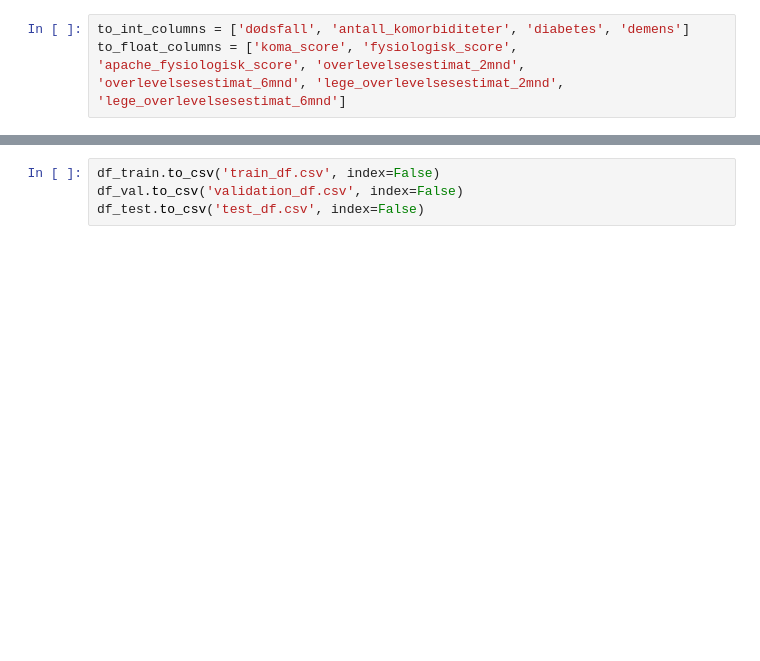
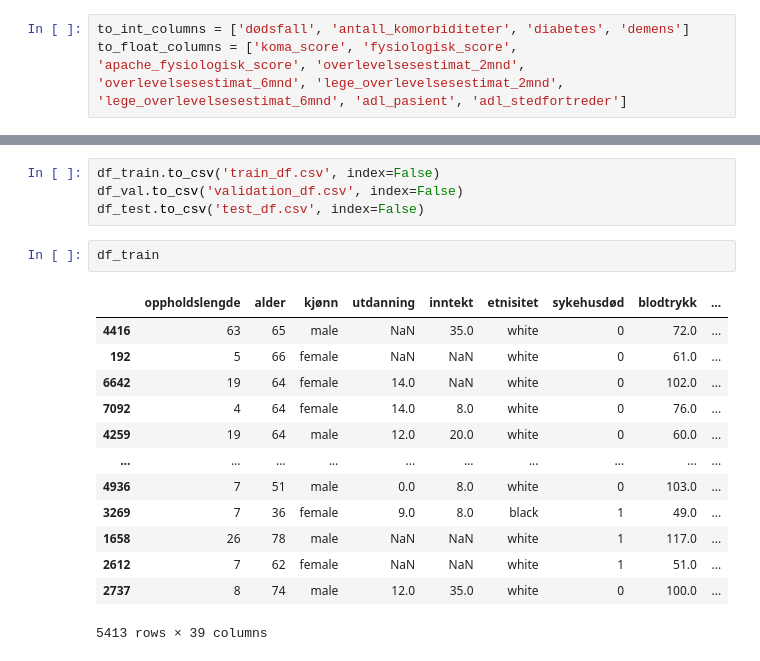
Before and after one commit to JakobBerg-Projects/Data-Science-Sykehusopphold, a Jupyter notebook: src/datatilberedning.ipynb, the cells around one changed output, grey strips where cells are left out. Cells and saved outputs as stored; diff of their text form; blank space fills up the shorter version.

```diff
--- a/src/datatilberedning.ipynb
+++ b/src/datatilberedning.ipynb
@@ -214,7 +214,7 @@ columns_category
  'dnr_status']
 # %%
 to_int_columns = ['dødsfall', 'antall_komorbiditeter', 'diabetes', 'demens']
-to_float_columns = ['koma_score', 'fysiologisk_score', 'apache_fysiologisk_score', 'overlevelsesestimat_2mnd', 'overlevelsesestimat_6mnd', 'lege_overlevelsesestimat_2mnd', 'lege_overlevelsesestimat_6mnd']
+to_float_columns = ['koma_score', 'fysiologisk_score', 'apache_fysiologisk_score', 'overlevelsesestimat_2mnd', 'overlevelsesestimat_6mnd', 'lege_overlevelsesestimat_2mnd', 'lege_overlevelsesestimat_6mnd', 'adl_pasient', 'adl_stedfortreder']
 # %%
 pasient_info_df[to_int_columns] = pasient_info_df[to_int_columns].astype(dtype=int)
 pasient_info_df[to_float_columns] = pasient_info_df[to_float_columns].astype(dtype=float)
@@ -289,3 +280,19 @@ df_val, df_test = train_test_split(df_valtest, test_size=0.5, random_state=0)
 df_train.to_csv('train_df.csv', index=False)
 df_val.to_csv('validation_df.csv', index=False)
 df_test.to_csv('test_df.csv', index=False)
+# %%
+df_train
+# %% [output]
+|  | oppholdslengde | alder | kjønn | utdanning | inntekt | etnisitet | sykehusdød | blodtrykk | ... |
+| 4416 | 63 | 65 | male | NaN | 35.0 | white | 0 | 72.0 | ... |
+| 192 | 5 | 66 | female | NaN | NaN | white | 0 | 61.0 | ... |
+| 6642 | 19 | 64 | female | 14.0 | NaN | white | 0 | 102.0 | ... |
+| 7092 | 4 | 64 | female | 14.0 | 8.0 | white | 0 | 76.0 | ... |
+| 4259 | 19 | 64 | male | 12.0 | 20.0 | white | 0 | 60.0 | ... |
+| ... | ... | ... | ... | ... | ... | ... | ... | ... | ... |
+| 4936 | 7 | 51 | male | 0.0 | 8.0 | white | 0 | 103.0 | ... |
+| 3269 | 7 | 36 | female | 9.0 | 8.0 | black | 1 | 49.0 | ... |
+| 1658 | 26 | 78 | male | NaN | NaN | white | 1 | 117.0 | ... |
+| 2612 | 7 | 62 | female | NaN | NaN | white | 1 | 51.0 | ... |
+| 2737 | 8 | 74 | male | 12.0 | 35.0 | white | 0 | 100.0 | ... |
+5413 rows × 39 columns
```
Also changed, not shown: parts of 2 cells of this notebook, 3 other files.
